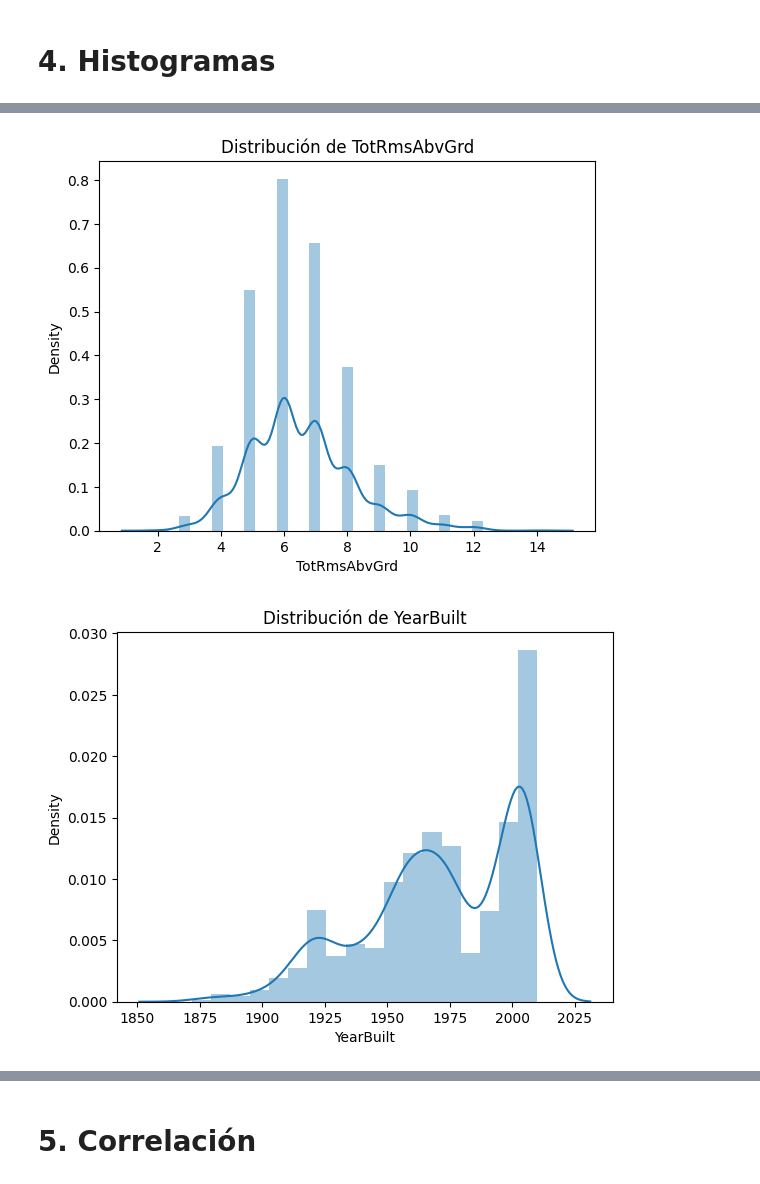
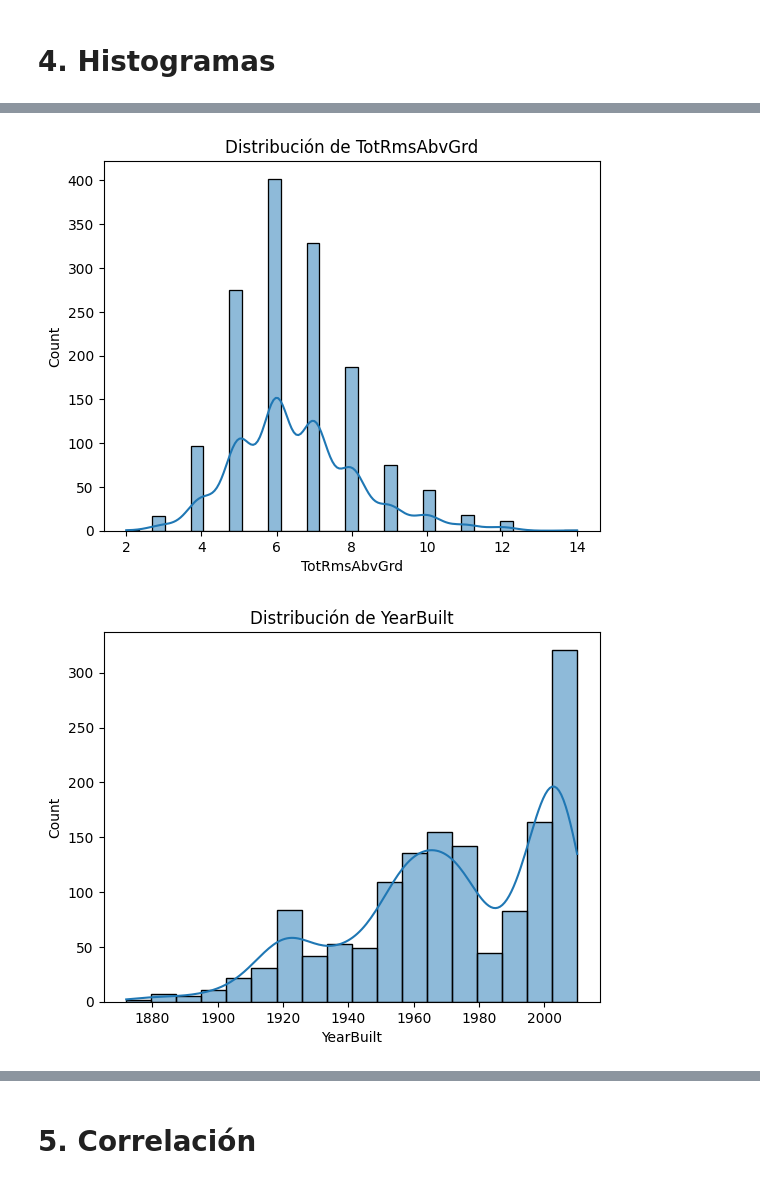
Before and after one commit to marianvela/ds-regression, a Jupyter notebook: DS_Regression.ipynb, the cells around one changed output, grey strips where cells are left out. Drawn from its saved outputs; the diff is of its cells as text; code cells hidden in the pictures.

Commit message:
fix: histograms fixed

```diff
--- a/DS_Regression.ipynb
+++ b/DS_Regression.ipynb
@@ -165,7 +165,7 @@ print(test_data.shape)
 # %%
 # plot histogram per variable
 for column in df_data:
-  sns.distplot(df_data[column].dropna())
+  sns.histplot(df_data[column].dropna(), kde=True)
   plt.title(f"Distribución de {column}")
   plt.show()
 # %% [output]
@@ -175,2 +175,2 @@ for column in df_data:
-[figure, old version]
+[figure, new version]
-[figure, old version]
+[figure, new version]
```
Also changed, not shown: parts of 1 cell of this notebook.
